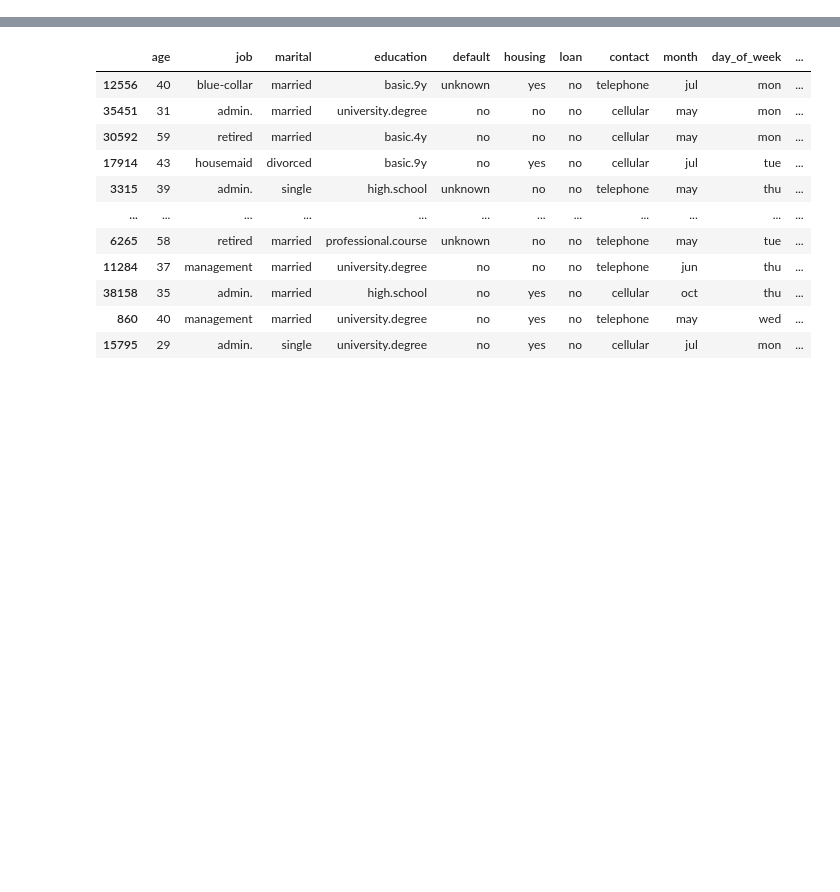
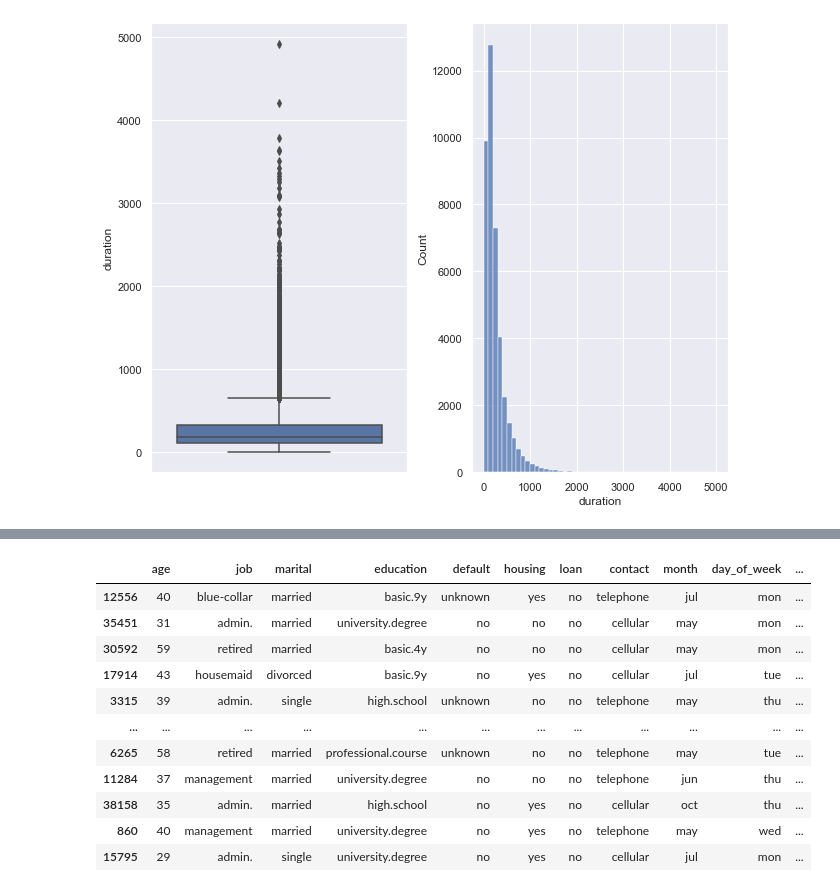
Before and after one commit to silasge/bank-marketing, a Jupyter notebook: notebooks/bank_marketing.ipynb, the cells around one changed output, grey strips where cells are left out. Drawn from its saved outputs; the diff is of its cells as text; code cells hidden in the pictures; blank space fills up the shorter version.

```diff
--- a/notebooks/bank_marketing.ipynb
+++ b/notebooks/bank_marketing.ipynb
@@ -14,0 +95,9 @@ bank_train, bank_test = train_test_split(bank, test_size=0.2, random_state=42)
+# %%
+fig, (ax1, ax2) = plt.subplots(ncols=2, figsize=(9, 7))
+
+sns.boxplot(y="duration", data=bank, ax=ax1)
+sns.histplot(x="duration", binwidth=100,data=bank, ax=ax2)
+plt.tight_layout()
+plt.show()
+# %% [output]
+[figure, added]
```
Also changed, not shown: parts of 102 cells of this notebook, 1 other file.
